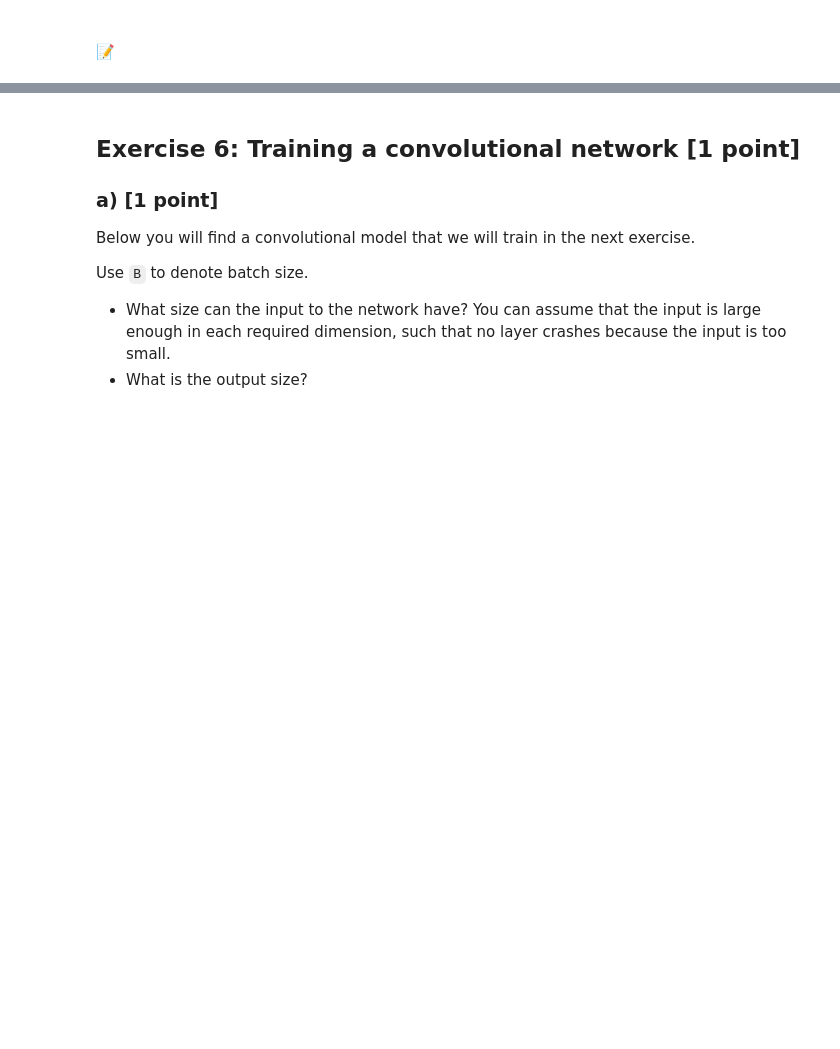
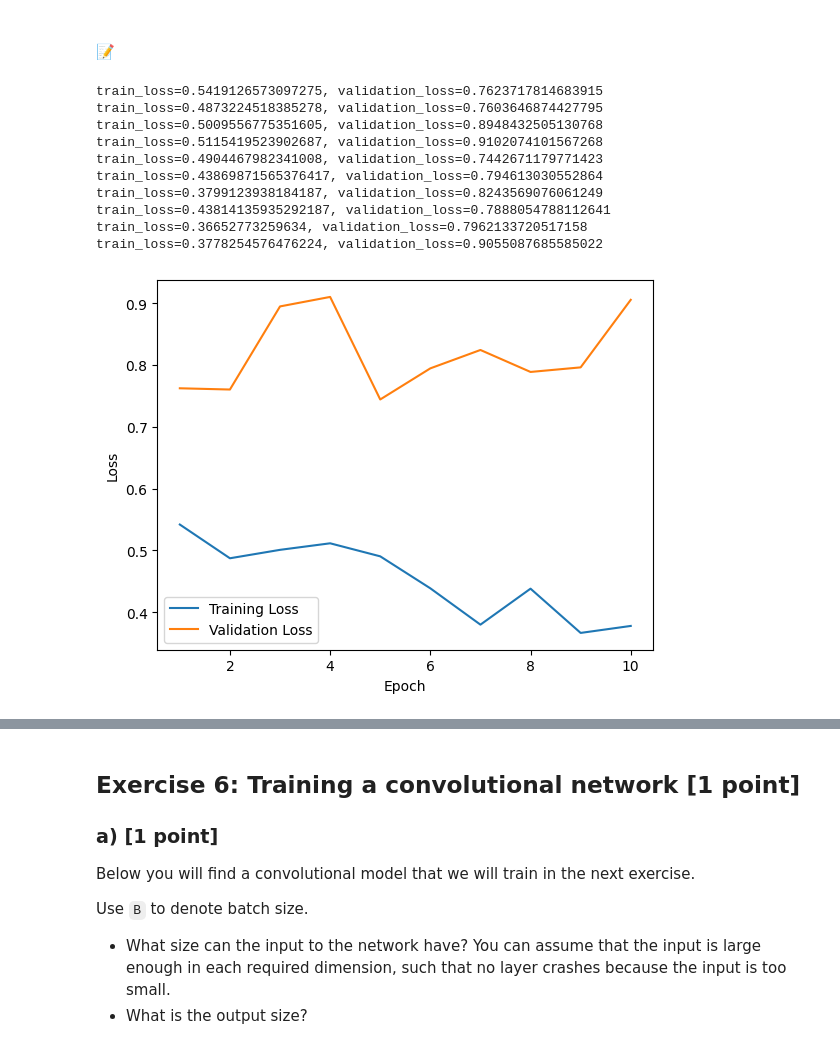
Before and after one commit to AliMousa27/AI-algorithms, a Jupyter notebook: HW3.ipynb, the cells around one changed output, grey strips where cells are left out. Saved outputs shown, nothing was run; the diff lists cells and outputs as text; code cells hidden in the pictures; blank space fills up the shorter version.

```diff
--- a/HW3.ipynb
+++ b/HW3.ipynb
@@ -758,12 +851,15 @@ Define a fully connected network with two hidden layers, each with 32 units, and
 class FCModel(nn.Module):
     def __init__(self):
         super().__init__()
-        # YOUR CODE HERE
-        raise NotImplementedError()
+        self.net = nn.Sequential(
+            nn.LazyLinear(out_features=32, bias=True),
+            nn.Linear(in_features=32,out_features=32, bias=True),
+            nn.Linear(in_features=32,out_features=1)
+        )
 
     def forward(self, x):
         # YOUR CODE HERE
-        raise NotImplementedError()
+        return self.net(torch.reshape(x, (x.shape[0], -1)))
 
 
 fc_model = FCModel().to(device)
@@ -780,0 +874,31 @@ raise NotImplementedError()
+# %%
+# YOUR CODE HERE
+epochs=10
+optimizer = optim.Adam(fc_model.parameters(), lr=1e-3)
+training_losses=[]
+validation_losses=[]
+for _ in range(epochs):
+    train_loss, validation_loss = train_epoch(training_loader_catsndogs, validation_loader_catsndogs, fc_model, loss, optimizer, device)
+    training_losses.append(train_loss)
+    validation_losses.append(validation_loss)
+    print(f"{train_loss=}, {validation_loss=}")
+
+epochs = range(1, len(training_losses) + 1)
+plt.plot(epochs, training_losses, label='Training Loss')
+plt.plot(epochs, validation_losses, label='Validation Loss')
+plt.xlabel('Epoch')
+plt.ylabel('Loss')
+plt.legend()
+plt.show()
+# %% [output]
+train_loss=0.5419126573097275, validation_loss=0.7623717814683915
+train_loss=0.4873224518385278, validation_loss=0.7603646874427795
+train_loss=0.5009556775351605, validation_loss=0.8948432505130768
+train_loss=0.5115419523902687, validation_loss=0.9102074101567268
+train_loss=0.4904467982341008, validation_loss=0.7442671179771423
+train_loss=0.43869871565376417, validation_loss=0.794613030552864
+train_loss=0.3799123938184187, validation_loss=0.8243569076061249
+train_loss=0.43814135935292187, validation_loss=0.7888054788112641
+train_loss=0.36652773259634, validation_loss=0.7962133720517158
+train_loss=0.3778254576476224, validation_loss=0.9055087685585022
+[figure, added]
```
Also changed, not shown: parts of 23 cells of this notebook.
